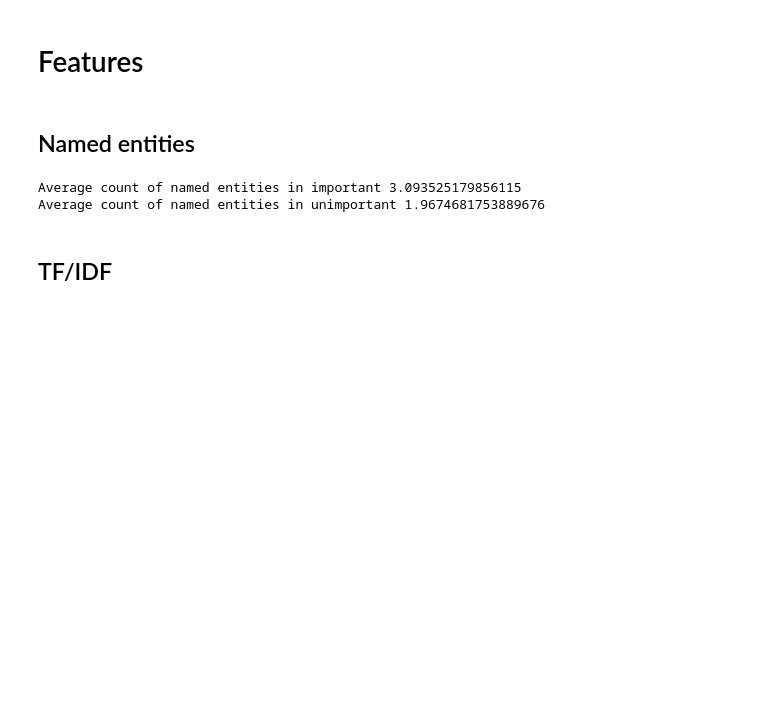
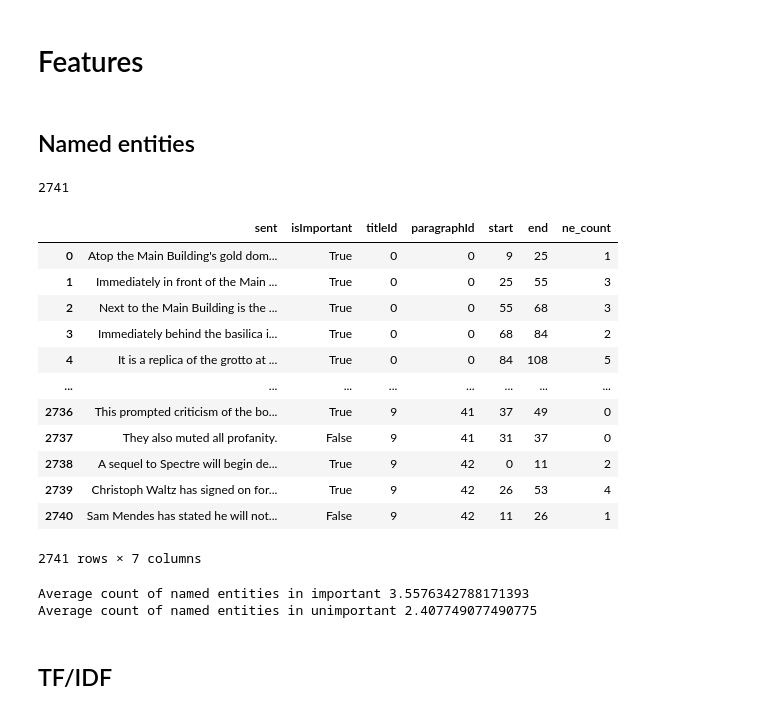
Before and after one commit to KristiyanVachev/WikipediaSummarizer, a Jupyter notebook: Datasets/Extract-Sentences.ipynb, the cells around one changed output. Drawn from its saved outputs; the diff is of its cells as text; code cells hidden in the pictures; blank space fills up the shorter version.

```diff
--- a/Datasets/Extract-Sentences.ipynb
+++ b/Datasets/Extract-Sentences.ipynb
@@ -212,5 +231,5 @@ sentDf = []
 # %%
-titles = 100
+titles = 10
 
 important = []
 unimportant = []
@@ -221,5 +240,10 @@ for titleId in range(titles):
     for paragraphId in range(paragraphCount):
         currImportant, currUnimportant = label_sentences(titleId, paragraphId)
 
-        important += currImportant
-        unimportant += currUnimportant
+        for sent in currImportant:
+            new_row = {'sent': sent.text, 'isImportant':True, 'titleId': titleId, 'paragraphId': paragraphId, 'start': sent.start, 'end': sent.end}
+            sentDf = sentDf.append(new_row, ignore_index=True)
+
+        for sent in currUnimportant:
+            new_row = {'sent': sent.text, 'isImportant':False, 'titleId': titleId, 'paragraphId': paragraphId,'start': sent.start, 'end': sent.end}
+            sentDf = sentDf.append(new_row, ignore_index=True)
@@ -288,4 +309,33 @@ dumpPickle('../data/unimportant-100.pkl', unimportantDf)
 # Features
 # %% [markdown]
 ## Named entities
+# %%
+totals = []
+
+for i in range(len(sentDf)):
+    totals.append(len(nlp(sentDf.iloc[i]['sent']).ents))
+# %%
+newDf = sentDf
+# %%
+len(totals)
+# %% [output]
+2741
+# %%
+newDf['ne_count'] = totals
+# %%
+newDf
+# %% [output]
+|  | sent | isImportant | titleId | paragraphId | start | end | ne_count |
+| 0 | Atop the Main Building's gold dom... | True | 0 | 0 | 9 | 25 | 1 |
+| 1 | Immediately in front of the Main ... | True | 0 | 0 | 25 | 55 | 3 |
+| 2 | Next to the Main Building is the ... | True | 0 | 0 | 55 | 68 | 3 |
+| 3 | Immediately behind the basilica i... | True | 0 | 0 | 68 | 84 | 2 |
+| 4 | It is a replica of the grotto at ... | True | 0 | 0 | 84 | 108 | 5 |
+| ... | ... | ... | ... | ... | ... | ... | ... |
+| 2736 | This prompted criticism of the bo... | True | 9 | 41 | 37 | 49 | 0 |
+| 2737 | They also muted all profanity. | False | 9 | 41 | 31 | 37 | 0 |
+| 2738 | A sequel to Spectre will begin de... | True | 9 | 42 | 0 | 11 | 2 |
+| 2739 | Christoph Waltz has signed on for... | True | 9 | 42 | 26 | 53 | 4 |
+| 2740 | Sam Mendes has stated he will not... | False | 9 | 42 | 11 | 26 | 1 |
+2741 rows × 7 columns
 # %%
@@ -299,12 +349,18 @@ def getNeCount(sentences):
 # %%
-ne_avg_important = getNeCount(important)/len(important)
-ne_avg_unimportant = getNeCount(unimportant)/len(unimportant)
+# ne_avg_important = getNeCount(important)/len(important)
+# ne_avg_unimportant = getNeCount(unimportant)/len(unimportant)
 
-print('Average count of named entities in important', ne_avg_important)
-print('Average count of named entities in unimportant', ne_avg_unimportant)
+# print('Average count of named entities in important', ne_avg_important)
+# print('Average count of named entities in unimportant', ne_avg_unimportant)
-# %% [output]
-Average count of named entities in important 3.093525179856115
-Average count of named entities in unimportant 1.9674681753889676
+# %%
+ne_avg_important = sum(newDf[newDf['isImportant']==True]['ne_count']) / len(newDf[newDf['isImportant']==True])
+ne_avg_unimportant = sum(newDf[newDf['isImportant']==False]['ne_count']) / len(newDf[newDf['isImportant']==False])
+
+print('Average count of named entities in important', ne_avg_important)
+print('Average count of named entities in unimportant', ne_avg_unimportant)
+# %% [output]
+Average count of named entities in important 3.5576342788171393
+Average count of named entities in unimportant 2.407749077490775
 # %% [markdown]
 ## TF/IDF
 # %%
```
Also changed, not shown: parts of 39 cells of this notebook.
